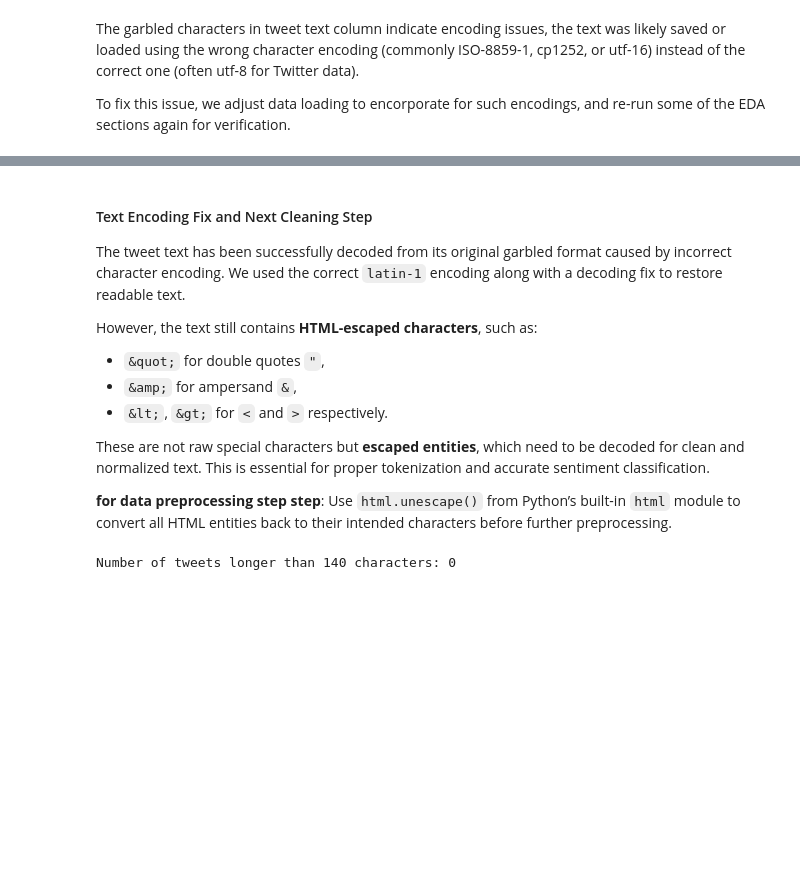
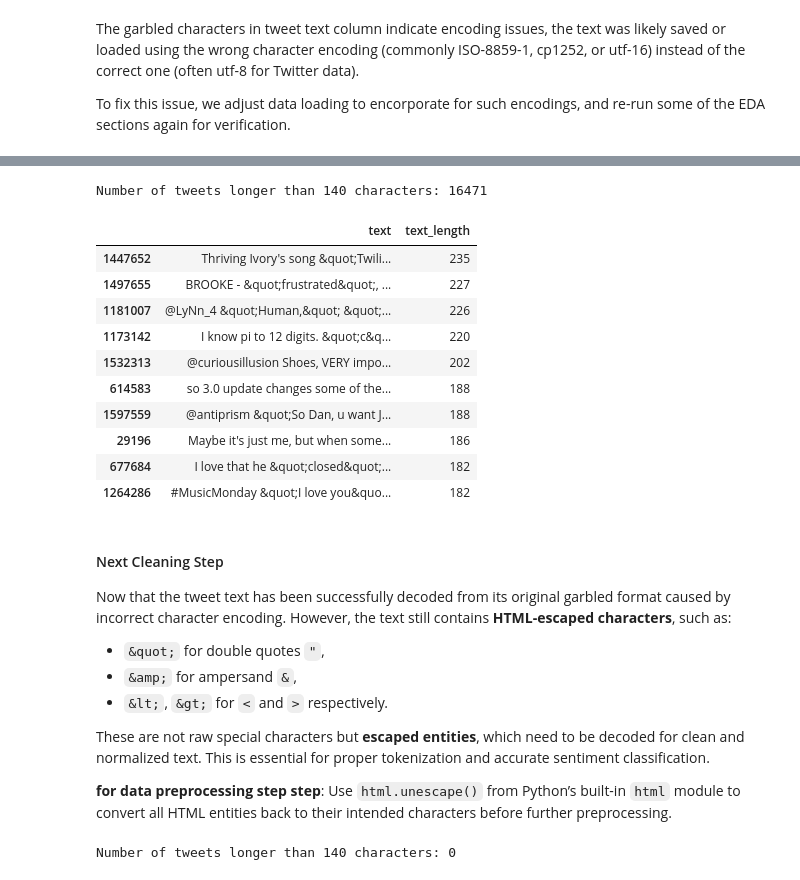
Before and after one commit to ariesslin/ie7500-g1-tweet-sentiment-nlp, a Jupyter notebook: scripts/1. Exploratory Data Analysis (EDA).ipynb, the cells around one changed output, grey strips where cells are left out. Drawn from its saved outputs; the diff is of its cells as text; code cells hidden in the pictures; blank space fills up the shorter version.

```diff
--- a/scripts/1. Exploratory Data Analysis (EDA).ipynb
+++ b/scripts/1. Exploratory Data Analysis (EDA).ipynb
@@ -429,30 +434,9 @@ The garbled characters in tweet text column indicate encoding issues, the text w
 
 To fix this issue, we adjust data loading to encorporate for such encodings, and re-run some of the EDA sections again for verification.
 # %%
-# Step 1: Create data directory and download the file
-os.makedirs("../data", exist_ok=True)
-
-url = "https://drive.google.com/uc?id=1OeMI3bTQHZrCchkI-vMv2Ibv6RLGk7aS"
-output = "../data/sentiment140.csv"
-
-gdown.download(url, output, quiet=False)
-
-# Step 2: Define column names
-columns = [
-    "target",    # Sentiment (0=negative, 2=neutral, 4=positive)
-    "id",        # Tweet ID
-    "date",      # Date of tweet
-    "flag",      # Query flag
-    "user",      # Username
-    "text"       # Tweet text
-]
-
-# Step 3: Load with proper encoding
-df_fixed = pd.read_csv(output, encoding='latin-1', header=None, names=columns)
-
 # Step 4: Fix any garbled characters in 'text' if needed
-df_fixed["text"] = df_fixed["text"].apply(lambda x: x.encode("latin1").decode("utf-8", errors="ignore") if isinstance(x, str) else x)
+df["text"] = df["text"].apply(lambda x: x.encode("latin1").decode("utf-8", errors="ignore") if isinstance(x, str) else x)
 
 # Step 5: Preview result
-print(df_fixed["text"].head())
+print(df["text"].head())
 # %% [output]
@@ -469,9 +473,31 @@ Name: text, dtype: object
+# %%
+# Recheck the text length
+df['text_length'] = df['text'].str.len()
+
+# Count how many tweets are longer than 140 characters
+num_long_tweets = df[df['text_length'] > 140].shape[0]
+print(f"Number of tweets longer than 140 characters: {num_long_tweets}")
+# %% [output]
+Number of tweets longer than 140 characters: 16471
+# %%
+# Sort by tweet length and show the top 10 longest tweets
+df.sort_values(by='text_length', ascending=False)[['text', 'text_length']].head(10)
+# %% [output]
+|  | text | text_length |
+| 1447652 | Thriving Ivory's song &quot;Twili... | 235 |
+| 1497655 | BROOKE - &quot;frustrated&quot;, ... | 227 |
+| 1181007 | @LyNn_4 &quot;Human,&quot; &quot;... | 226 |
+| 1173142 | I know pi to 12 digits. &quot;c&q... | 220 |
+| 1532313 | @curiousillusion Shoes, VERY impo... | 202 |
+| 614583 | so 3.0 update changes some of the... | 188 |
+| 1597559 | @antiprism &quot;So Dan, u want J... | 188 |
+| 29196 | Maybe it's just me, but when some... | 186 |
+| 677684 | I love that he &quot;closed&quot;... | 182 |
+| 1264286 | #MusicMonday &quot;I love you&quo... | 182 |
 # %% [markdown]
-#### Text Encoding Fix and Next Cleaning Step
+#### Next Cleaning Step
 
-The tweet text has been successfully decoded from its original garbled format caused by incorrect character encoding. We used the correct `latin-1` encoding along with a decoding fix to restore readable text.
-
-However, the text still contains **HTML-escaped characters**, such as:
+Now that the tweet text has been successfully decoded from its original garbled format caused by incorrect character encoding. However, the text still contains **HTML-escaped characters**, such as:
 
 - `&quot;` for double quotes `"`,
 - `&amp;` for ampersand `&`,
```
Also changed, not shown: parts of 20 cells of this notebook.
